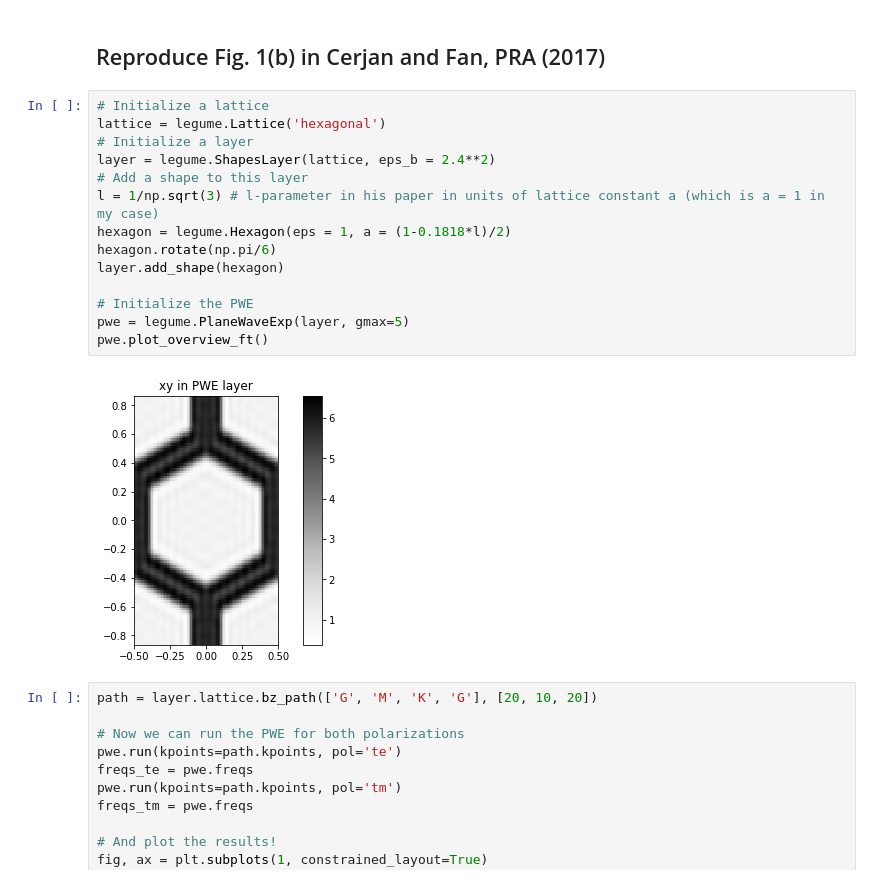
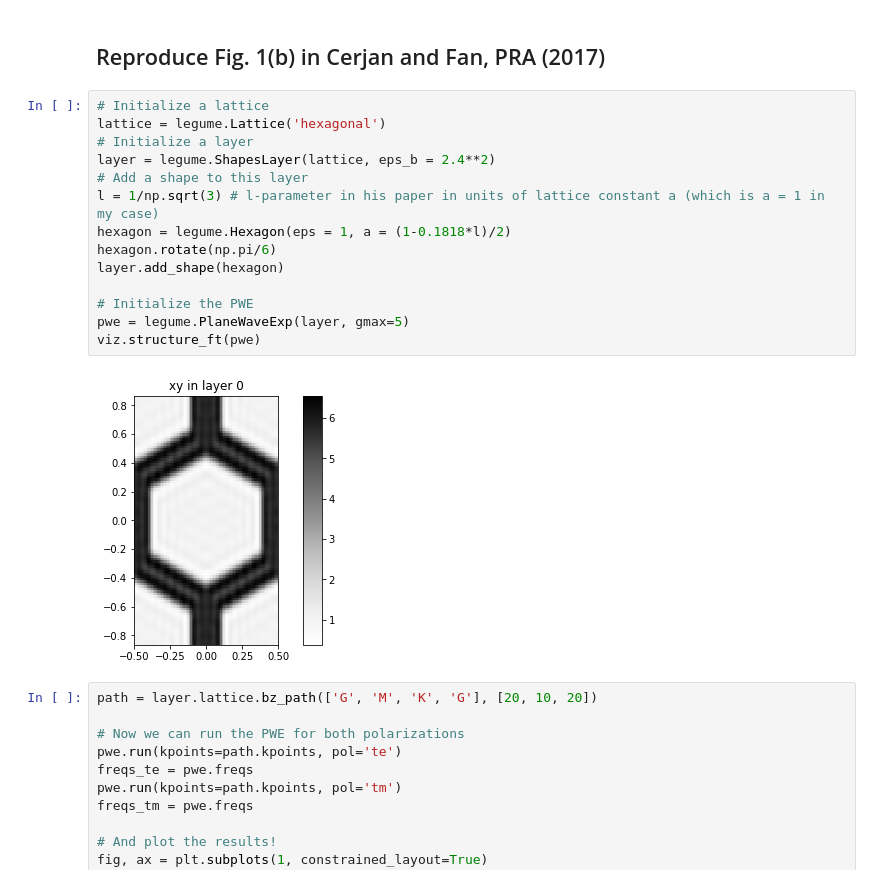
Before and after one commit to fancompute/legume, a Jupyter notebook: Notebooks/Aurograd_PWE_poly.ipynb, the cells around one changed output. Cells and saved outputs as stored; diff of their text form.

Commit message:
Reorganized get_eps methods; H-field plotting for PWE (need to add D and E)

```diff
--- a/Notebooks/Aurograd_PWE_poly.ipynb
+++ b/Notebooks/Aurograd_PWE_poly.ipynb
@@ -14,19 +18,19 @@ import matplotlib.pyplot as plt
 # %%
 # Initialize a lattice
 lattice = legume.Lattice('hexagonal')
 # Initialize a layer
 layer = legume.ShapesLayer(lattice, eps_b = 2.4**2)
 # Add a shape to this layer
 l = 1/np.sqrt(3) # l-parameter in his paper in units of lattice constant a (which is a = 1 in my case)
 hexagon = legume.Hexagon(eps = 1, a = (1-0.1818*l)/2)
 hexagon.rotate(np.pi/6)
 layer.add_shape(hexagon)
 
 # Initialize the PWE
 pwe = legume.PlaneWaveExp(layer, gmax=5)
-pwe.plot_overview_ft()
+viz.structure_ft(pwe)
 # %% [output]
-[figure, old version]
+[figure, new version]
 # %%
 path = layer.lattice.bz_path(['G', 'M', 'K', 'G'], [20, 10, 20])
 
```
Also changed, not shown: parts of 12 cells of this notebook, 8 other files.
